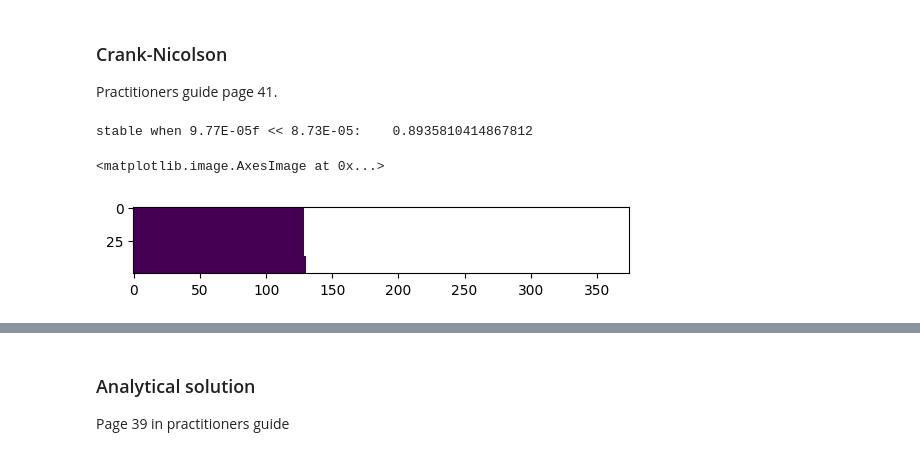
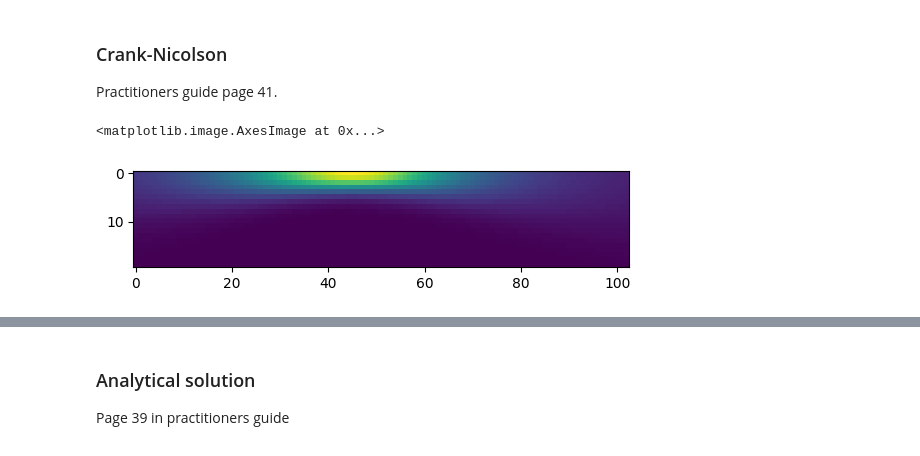
Before and after one commit to lazzly/non-linear_propagator, a Jupyter notebook: crank_nicolson.ipynb, the cells around one changed output, grey strips where cells are left out. Cells and saved outputs as stored; diff of their text form; code cells hidden in the pictures.

```diff
--- a/crank_nicolson.ipynb
+++ b/crank_nicolson.ipynb
@@ -24,8 +20,3 @@ lamb = 1030e-6 # wavelength
 f = 0.2 # focal length of lense
 n0 = 1.5 # refrective index
 k0 = n0 * 2 * np.pi / lamb
-
-# stability?
-print('stable when %.2Ef << %.2E:   '%(grid.Delta_z, k0*grid.Delta_r**2), 1/(grid.Delta_z / (k0*grid.Delta_r**2)))
-# %% [output]
-stable when 9.77E-05f << 8.73E-05:    0.8935810414867812
@@ -32,6 +27,4 @@ stable when 9.77E-05f << 8.73E-05:    0.8935810414867812
 # %%
 propagator = time_independent.Propagator(grid)
-propagator.generate_L_matrices(k0)
-propagator.apply_boundry_to_L_matrices()
-propagator.invert_L_minus()
-propagator.generate_L_matrix()
+propagator.set_initial_conditions(omega_0, lamb, f, n0)
+#propagator.check_stability()
@@ -53,6 +33,5 @@ for n in range(1, grid.N_z):
 # %%
-I_final = np.abs(E_final)**2
-plt.imshow(I_final[:50,:750:2])
+plt.imshow(propagator.I_final[:20,::40])
 # %% [output]
 <matplotlib.image.AxesImage at 0x...>
-[figure, old version]
+[figure, new version]
```
Also changed, not shown: parts of 7 cells of this notebook, 2 other files.
